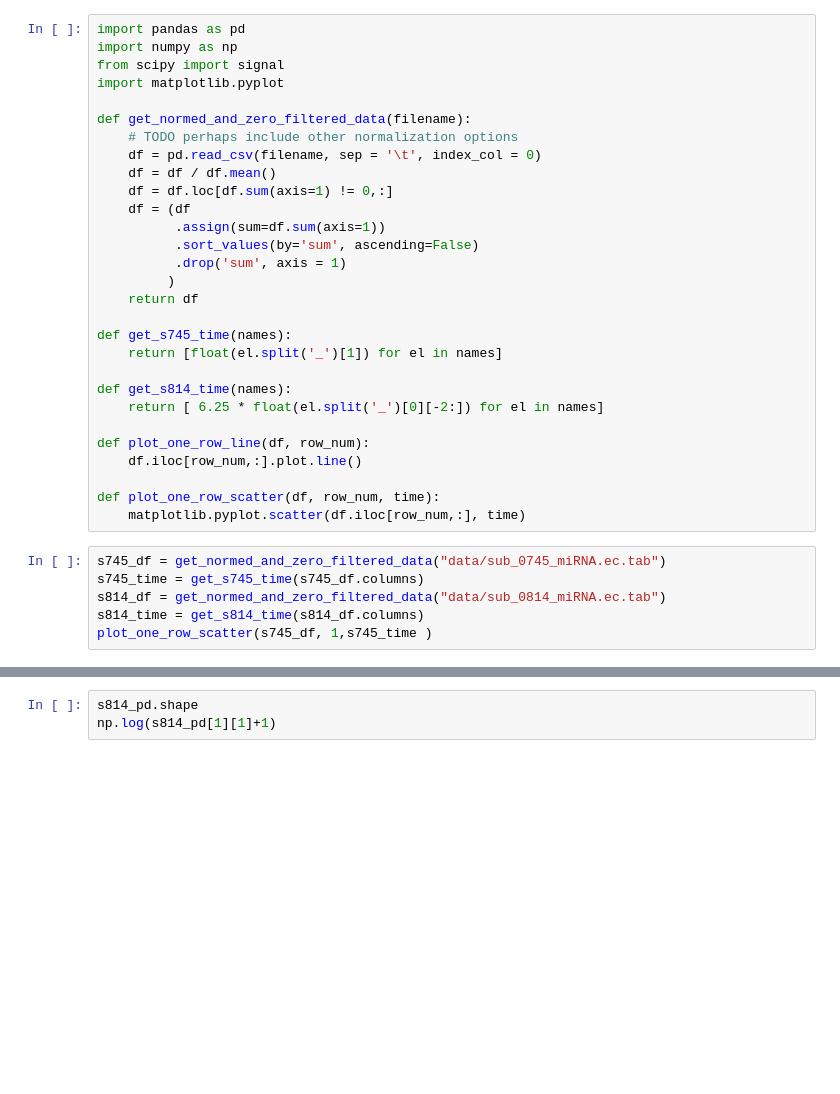
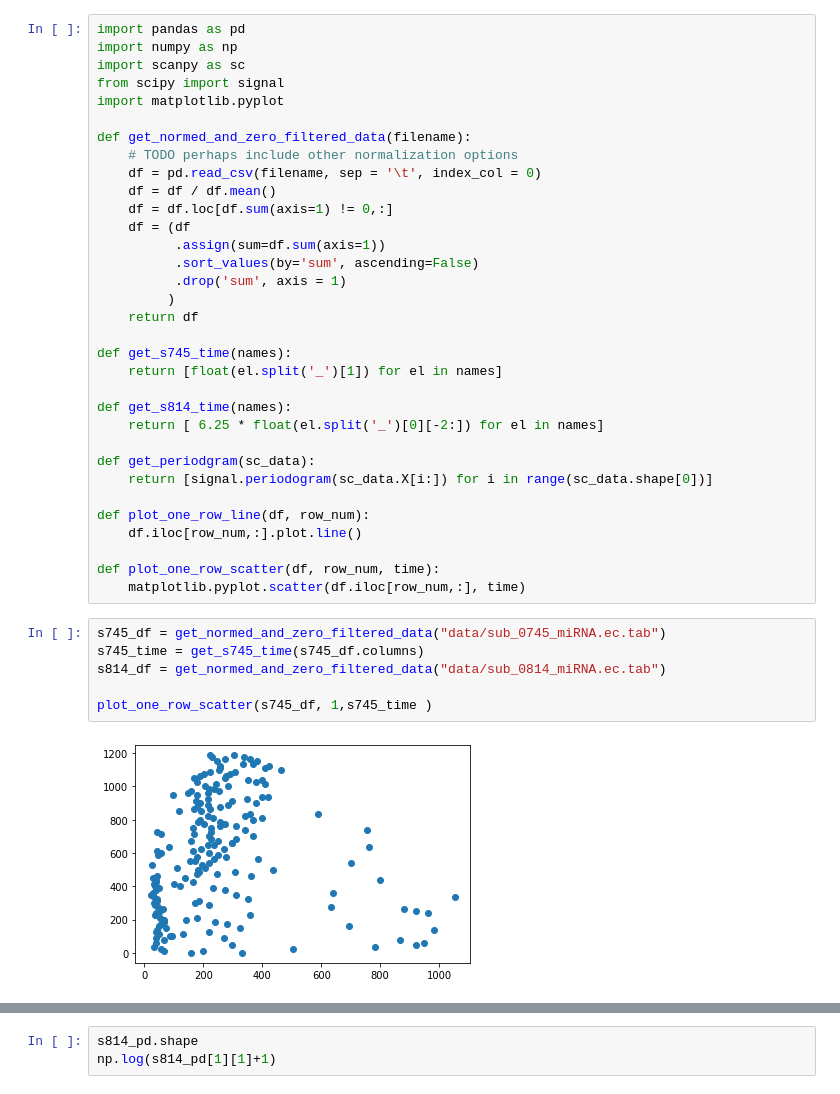
Before and after one commit to JohnWSteill/jlab_proj, a Jupyter notebook: Somite_Cycle_Study.ipynb, the cells around one changed output, grey strips where cells are left out. Cells and saved outputs as stored; diff of their text form; blank space fills up the shorter version.

```diff
--- a/Somite_Cycle_Study.ipynb
+++ b/Somite_Cycle_Study.ipynb
@@ -1,6 +1,7 @@
 # %%
 import pandas as pd
 import numpy as np
+import scanpy as sc
 from scipy import signal
 import matplotlib.pyplot
 
@@ -22,6 +23,9 @@ def get_s745_time(names):
 def get_s814_time(names):
     return [ 6.25 * float(el.split('_')[0][-2:]) for el in names]
 
+def get_periodgram(sc_data):
+    return [signal.periodogram(sc_data.X[i:]) for i in range(sc_data.shape[0])]
+
 def plot_one_row_line(df, row_num):
     df.iloc[row_num,:].plot.line()
 
@@ -30,6 +34,8 @@ def plot_one_row_scatter(df, row_num, time):
 # %%
 s745_df = get_normed_and_zero_filtered_data("data/sub_0745_miRNA.ec.tab")
 s745_time = get_s745_time(s745_df.columns)
 s814_df = get_normed_and_zero_filtered_data("data/sub_0814_miRNA.ec.tab")
-s814_time = get_s814_time(s814_df.columns)
+
 plot_one_row_scatter(s745_df, 1,s745_time )
+# %% [output]
+[figure, added]
```
Also changed, not shown: parts of 2 cells of this notebook.
